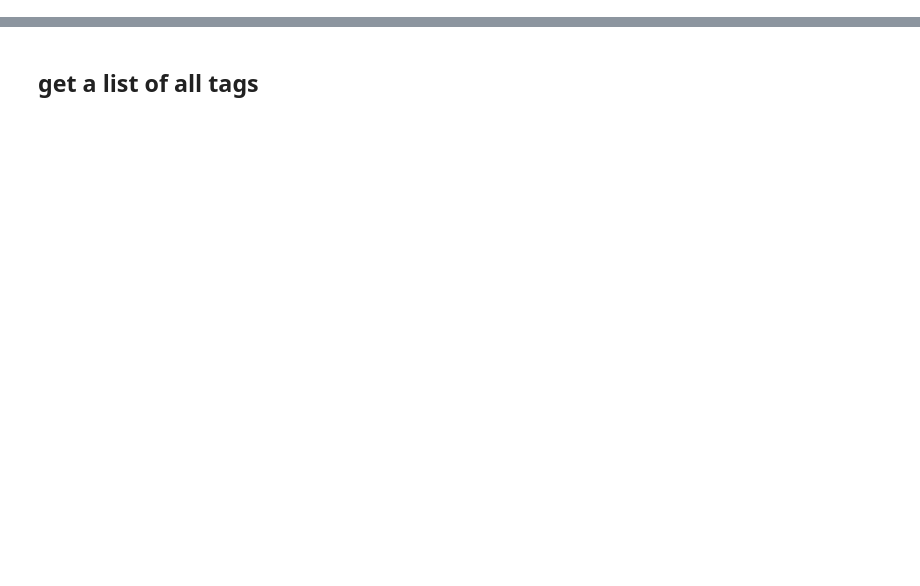
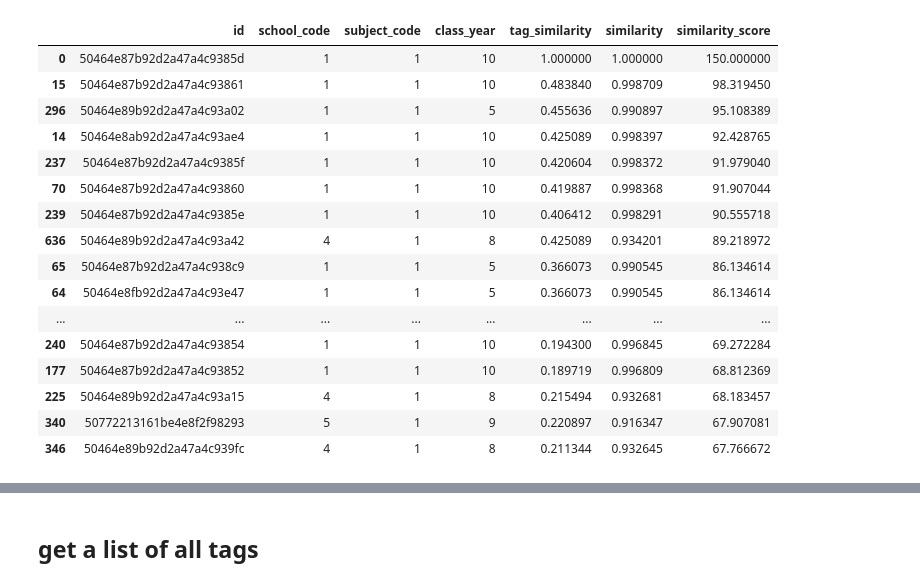
Before and after one commit to maxkimambo/recommender, a Jupyter notebook: Recommender-Copy1.ipynb, the cells around one changed output, grey strips where cells are left out. Saved outputs shown, nothing was run; the diff lists cells and outputs as text; code cells hidden in the pictures; blank space fills up the shorter version.

```diff
--- a/Recommender-Copy1.ipynb
+++ b/Recommender-Copy1.ipynb
@@ -110,0 +231,4 @@ no_nulls = df.fillna(0)
+# %%
+doc_similarity_matrix = doc_similarity_matrix[(doc_similarity_matrix["tag_similarity"] != 0)]
+# %%
+sorted_docs = doc_similarity_matrix.sort_values(["similarity", "tag_similarity"], ascending=False)
@@ -111,2 +255,26 @@ no_nulls = df.fillna(0)
+# %%
+sorted_docs["similarity_score"] = (sorted_docs["tag_similarity"] + sorted_docs["similarity"]/2) * 100
+# %%
+sorted_docs = sorted_docs.sort_values("similarity_score", ascending=False)
+# %%
+sorted_docs.head(40)
+# %% [output]
+|  | id | school_code | subject_code | class_year | tag_similarity | similarity | similarity_score |
+| 0 | 50464e87b92d2a47a4c9385d | 1 | 1 | 10 | 1.000000 | 1.000000 | 150.000000 |
+| 15 | 50464e87b92d2a47a4c93861 | 1 | 1 | 10 | 0.483840 | 0.998709 | 98.319450 |
+| 296 | 50464e89b92d2a47a4c93a02 | 1 | 1 | 5 | 0.455636 | 0.990897 | 95.108389 |
+| 14 | 50464e8ab92d2a47a4c93ae4 | 1 | 1 | 10 | 0.425089 | 0.998397 | 92.428765 |
+| 237 | 50464e87b92d2a47a4c9385f | 1 | 1 | 10 | 0.420604 | 0.998372 | 91.979040 |
+| 70 | 50464e87b92d2a47a4c93860 | 1 | 1 | 10 | 0.419887 | 0.998368 | 91.907044 |
+| 239 | 50464e87b92d2a47a4c9385e | 1 | 1 | 10 | 0.406412 | 0.998291 | 90.555718 |
+| 636 | 50464e89b92d2a47a4c93a42 | 4 | 1 | 8 | 0.425089 | 0.934201 | 89.218972 |
+| 65 | 50464e87b92d2a47a4c938c9 | 1 | 1 | 5 | 0.366073 | 0.990545 | 86.134614 |
+| 64 | 50464e8fb92d2a47a4c93e47 | 1 | 1 | 5 | 0.366073 | 0.990545 | 86.134614 |
+| ... | ... | ... | ... | ... | ... | ... | ... |
+| 240 | 50464e87b92d2a47a4c93854 | 1 | 1 | 10 | 0.194300 | 0.996845 | 69.272284 |
+| 177 | 50464e87b92d2a47a4c93852 | 1 | 1 | 10 | 0.189719 | 0.996809 | 68.812369 |
+| 225 | 50464e89b92d2a47a4c93a15 | 4 | 1 | 8 | 0.215494 | 0.932681 | 68.183457 |
+| 340 | 50772213161be4e8f2f98293 | 5 | 1 | 9 | 0.220897 | 0.916347 | 67.907081 |
+| 346 | 50464e89b92d2a47a4c939fc | 4 | 1 | 8 | 0.211344 | 0.932645 | 67.766672 |
 # %%
 # %% [output]
```
Also changed, not shown: parts of 48 cells of this notebook, 2 other files.
